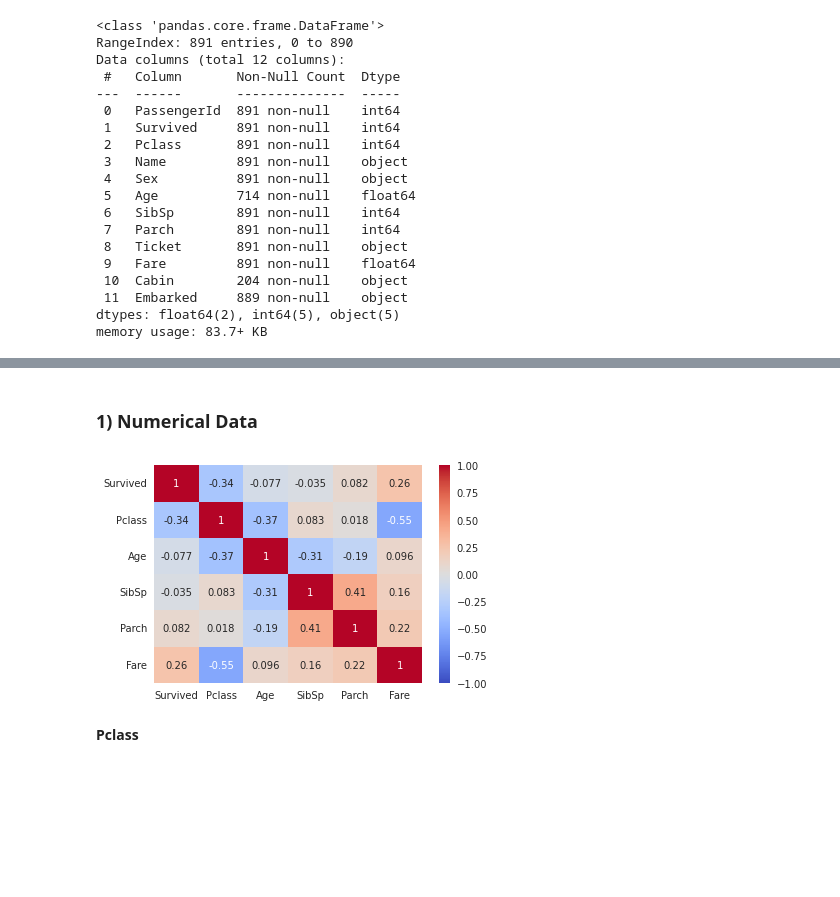
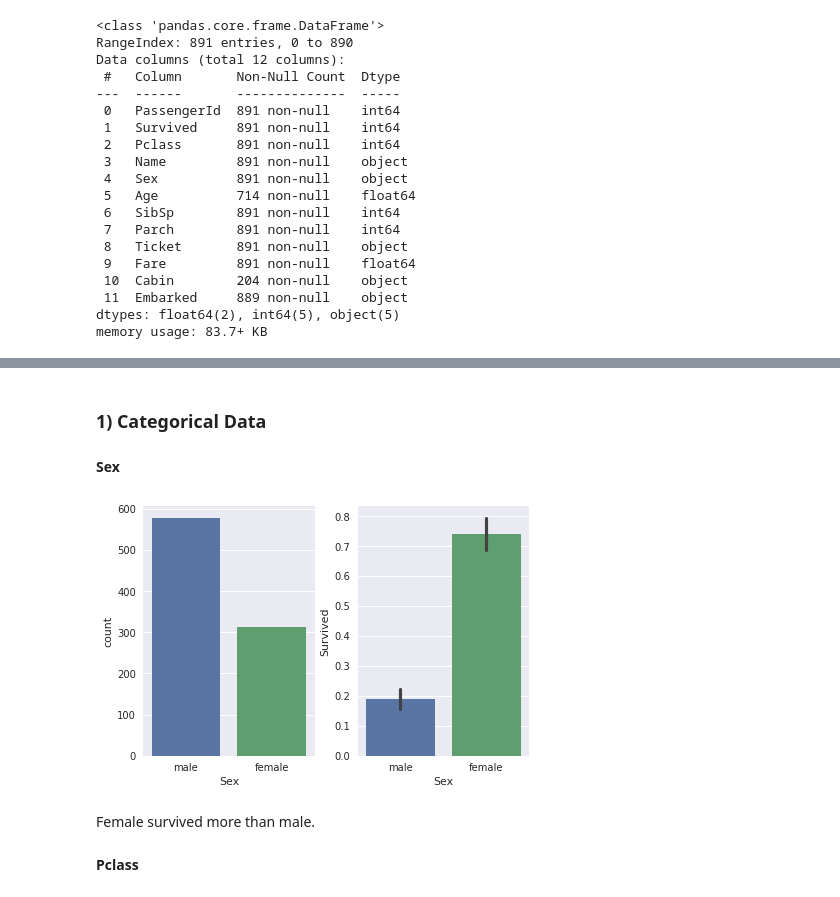
Before and after one commit to HyunJun37/Kaggle_Titanic, a Jupyter notebook: titanic-first-try.ipynb, the cells around one changed output, grey strips where cells are left out. Drawn from its saved outputs; the diff is of its cells as text; code cells hidden in the pictures; blank space fills up the shorter version.

```diff
--- a/titanic-first-try.ipynb
+++ b/titanic-first-try.ipynb
@@ -82,9 +82,14 @@ train.describe(include='all')
 | 75% | 668.500000 | 1.000000 | 3.000000 | NaN | NaN | 38.000000 | 1.000000 | 0.000000 | NaN | 31.000000 | ... |
 | max | 891.000000 | 1.000000 | 3.000000 | NaN | NaN | 80.000000 | 8.000000 | 6.000000 | NaN | 512.329200 | ... |
 # %% [markdown]
-### 1) Numerical Data
+### 1) Categorical Data
-# %%
-f = sns.heatmap(train[["Survived", "Pclass", "Age", "SibSp", "Parch", "Fare"]].corr(), \
-               annot=True, cmap='coolwarm', vmin=-1)
-# %% [output]
-[figure, removed]
+# %% [markdown]
+**Sex**
+# %%
+f, ax = plt.subplots(1, 2, constrained_layout=True)
+f = sns.countplot(x="Sex", data=train, ax=ax[0])
+f = sns.barplot(x="Sex", y="Survived", data=train, ax=ax[1])
+# %% [output]
+[figure, added]
+# %% [markdown]
+Female survived more than male.
```
Also changed, not shown: parts of 40 cells of this notebook.
